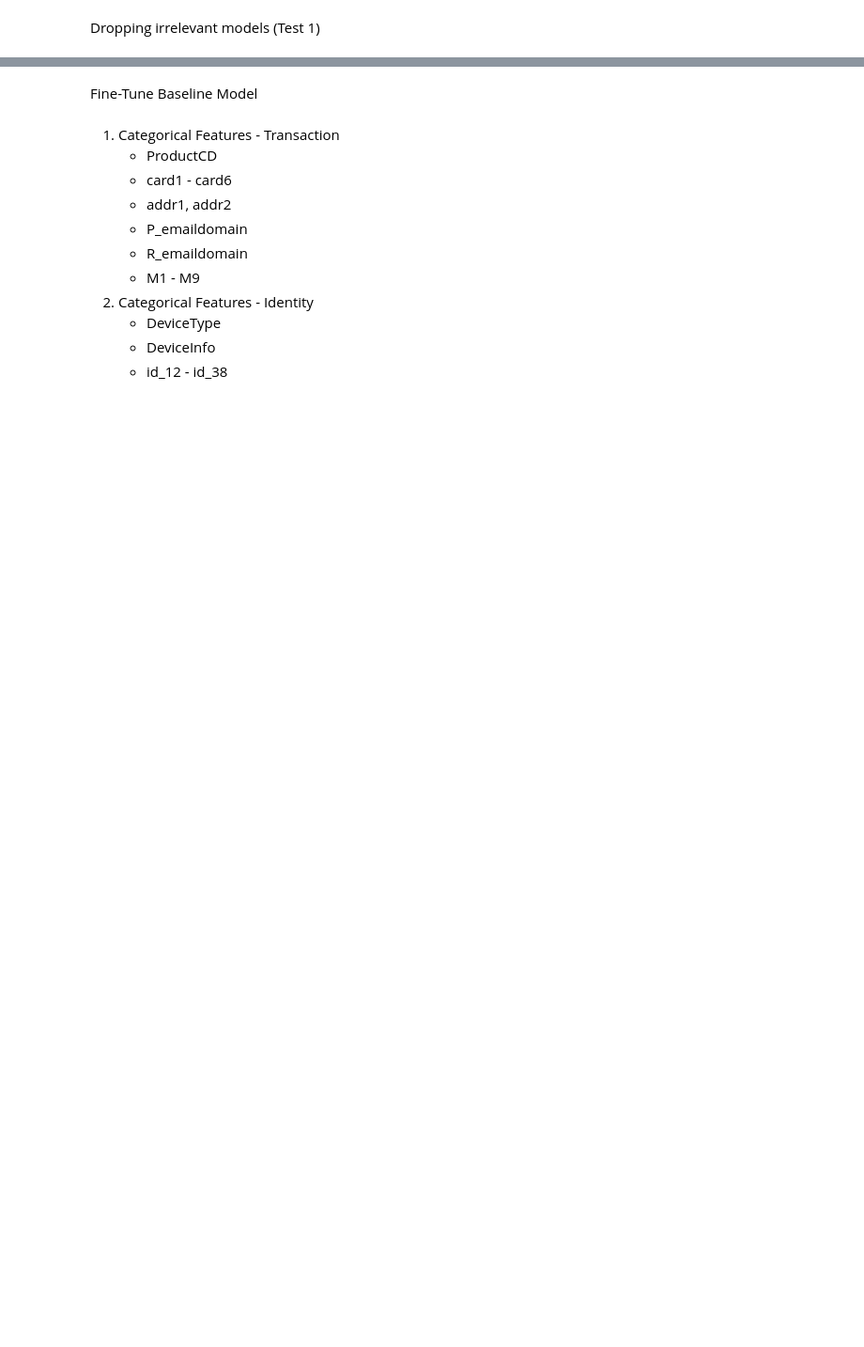
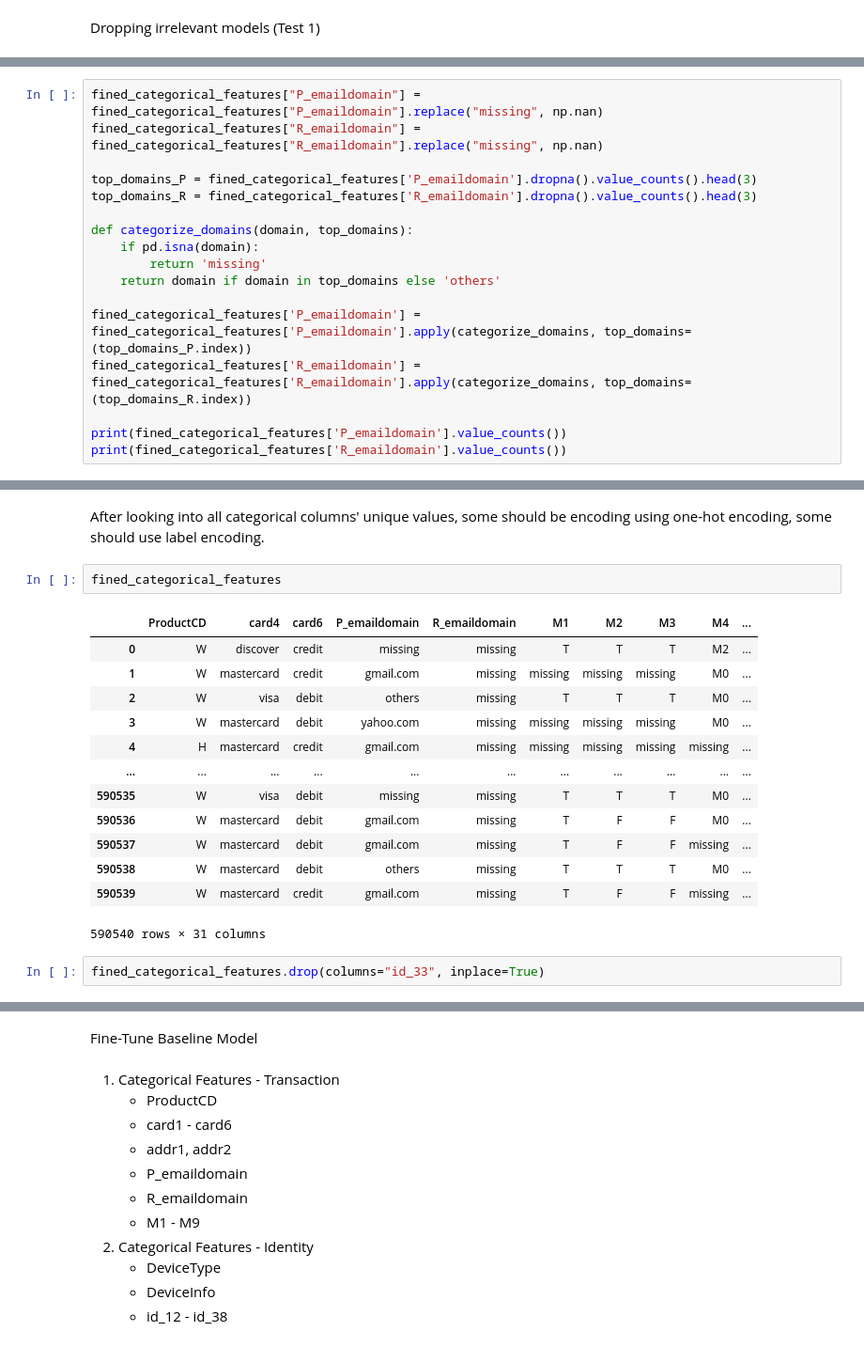
Before and after one commit to Henry-s-Final-Year-Project/Fraud-Detection-Analysis, a Jupyter notebook: Prototype/fraud_detection_model.ipynb, the cells around one changed output, grey strips where cells are left out. Shown at 94% size. Cells and saved outputs as stored; diff of their text form; blank space fills up the shorter version.

```diff
--- a/Prototype/fraud_detection_model.ipynb
+++ b/Prototype/fraud_detection_model.ipynb
@@ -113,0 +189,17 @@ features_to_drop = sparse_features + low_variance_features
+# %%
+fined_categorical_features["P_emaildomain"] = fined_categorical_features["P_emaildomain"].replace("missing", np.nan)
+fined_categorical_features["R_emaildomain"] = fined_categorical_features["R_emaildomain"].replace("missing", np.nan)
+
+top_domains_P = fined_categorical_features['P_emaildomain'].dropna().value_counts().head(3)
+top_domains_R = fined_categorical_features['R_emaildomain'].dropna().value_counts().head(3)
+
+def categorize_domains(domain, top_domains):
+    if pd.isna(domain):
+        return 'missing'
+    return domain if domain in top_domains else 'others'
+
+fined_categorical_features['P_emaildomain'] = fined_categorical_features['P_emaildomain'].apply(categorize_domains, top_domains=(top_domains_P.index))
+fined_categorical_features['R_emaildomain'] = fined_categorical_features['R_emaildomain'].apply(categorize_domains, top_domains=(top_domains_R.index))
+
+print(fined_categorical_features['P_emaildomain'].value_counts())
+print(fined_categorical_features['R_emaildomain'].value_counts())
@@ -113,0 +221,20 @@ features_to_drop = sparse_features + low_variance_features
+# %% [markdown]
+After looking into all categorical columns' unique values, some should be encoding using one-hot encoding, some should use label encoding.
+# %%
+fined_categorical_features
+# %% [output]
+|  | ProductCD | card4 | card6 | P_emaildomain | R_emaildomain | M1 | M2 | M3 | M4 | ... |
+| 0 | W | discover | credit | missing | missing | T | T | T | M2 | ... |
+| 1 | W | mastercard | credit | gmail.com | missing | missing | missing | missing | M0 | ... |
+| 2 | W | visa | debit | others | missing | T | T | T | M0 | ... |
+| 3 | W | mastercard | debit | yahoo.com | missing | missing | missing | missing | M0 | ... |
+| 4 | H | mastercard | credit | gmail.com | missing | missing | missing | missing | missing | ... |
+| ... | ... | ... | ... | ... | ... | ... | ... | ... | ... | ... |
+| 590535 | W | visa | debit | missing | missing | T | T | T | M0 | ... |
+| 590536 | W | mastercard | debit | gmail.com | missing | T | F | F | M0 | ... |
+| 590537 | W | mastercard | debit | gmail.com | missing | T | F | F | missing | ... |
+| 590538 | W | mastercard | debit | others | missing | T | T | T | M0 | ... |
+| 590539 | W | mastercard | credit | gmail.com | missing | T | F | F | missing | ... |
+590540 rows × 31 columns
+# %%
+fined_categorical_features.drop(columns="id_33", inplace=True)
```
Also changed, not shown: parts of 16 cells of this notebook.
